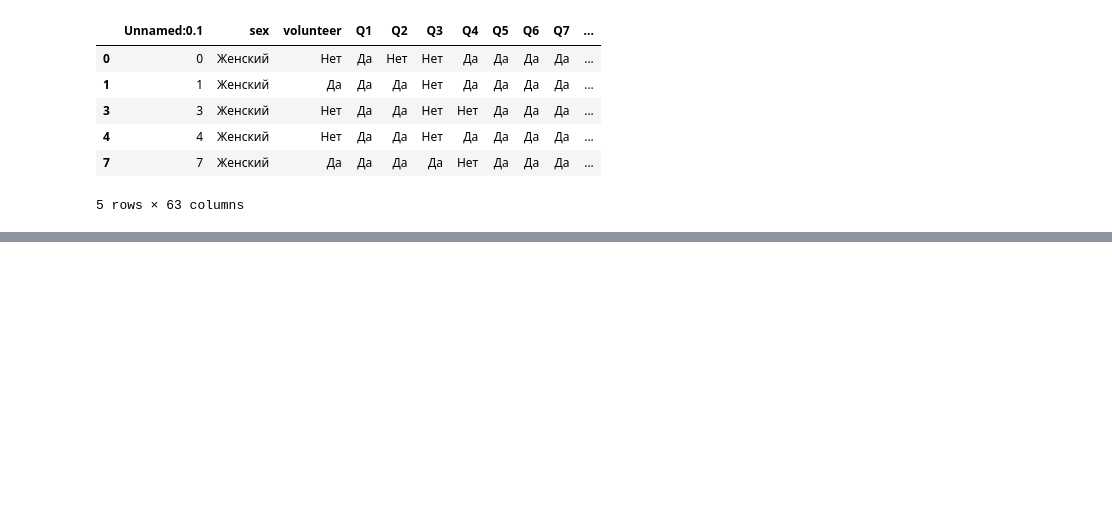
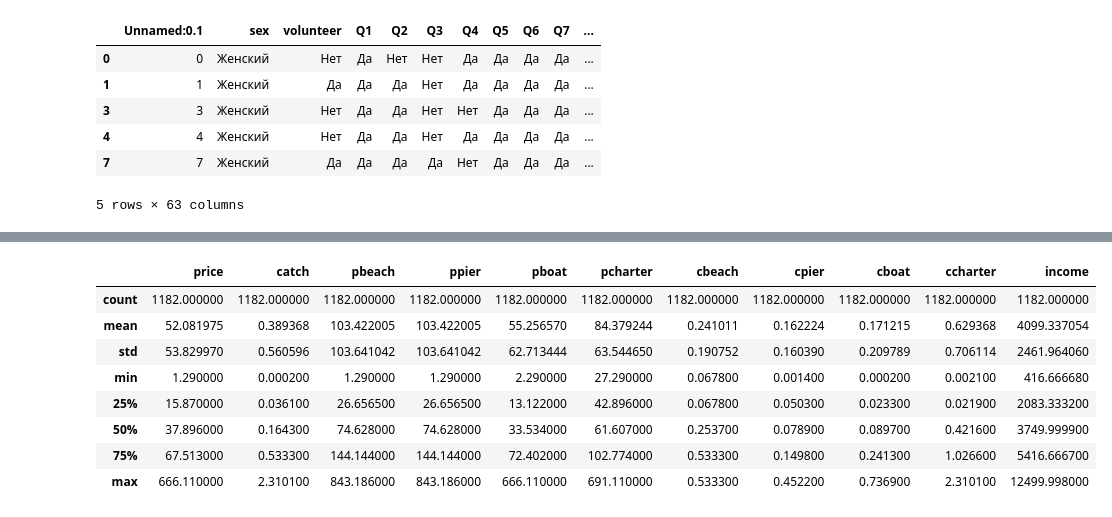
Before and after one commit to ArmanVasilovich/python_spbu, a Jupyter notebook: November-9/November-9.ipynb, the cells around one changed output, grey strips where cells are left out. Drawn from its saved outputs; the diff is of its cells as text; code cells hidden in the pictures; blank space fills up the shorter version.

Commit message:
Fishing csv data start

```diff
--- a/November-9/November-9.ipynb
+++ b/November-9/November-9.ipynb
@@ -236,3 +236,6 @@ pure.head()
 | 4 | 4 | Женский | Нет | Да | Да | Нет | Да | Да | Да | Да | ... |
 | 7 | 7 | Женский | Да | Да | Да | Да | Нет | Да | Да | Да | ... |
 5 rows × 63 columns
+# %%
+df = pd.read_csv('./Data/Fishing.csv', index_col=0)
+df.head()
@@ -238,0 +249,3 @@ pure.head()
+# %%
+df.drop(['Unnamed: 0'], axis=1, inplace=True)
+df.head()
@@ -238,0 +272,12 @@ pure.head()
+# %%
+df.describe()
+# %% [output]
+|  | price | catch | pbeach | ppier | pboat | pcharter | cbeach | cpier | cboat | ccharter | income |
+| count | 1182.000000 | 1182.000000 | 1182.000000 | 1182.000000 | 1182.000000 | 1182.000000 | 1182.000000 | 1182.000000 | 1182.000000 | 1182.000000 | 1182.000000 |
+| mean | 52.081975 | 0.389368 | 103.422005 | 103.422005 | 55.256570 | 84.379244 | 0.241011 | 0.162224 | 0.171215 | 0.629368 | 4099.337054 |
+| std | 53.829970 | 0.560596 | 103.641042 | 103.641042 | 62.713444 | 63.544650 | 0.190752 | 0.160390 | 0.209789 | 0.706114 | 2461.964060 |
+| min | 1.290000 | 0.000200 | 1.290000 | 1.290000 | 2.290000 | 27.290000 | 0.067800 | 0.001400 | 0.000200 | 0.002100 | 416.666680 |
+| 25% | 15.870000 | 0.036100 | 26.656500 | 26.656500 | 13.122000 | 42.896000 | 0.067800 | 0.050300 | 0.023300 | 0.021900 | 2083.333200 |
+| 50% | 37.896000 | 0.164300 | 74.628000 | 74.628000 | 33.534000 | 61.607000 | 0.253700 | 0.078900 | 0.089700 | 0.421600 | 3749.999900 |
+| 75% | 67.513000 | 0.533300 | 144.144000 | 144.144000 | 72.402000 | 102.774000 | 0.533300 | 0.149800 | 0.241300 | 1.026600 | 5416.666700 |
+| max | 666.110000 | 2.310100 | 843.186000 | 843.186000 | 666.110000 | 691.110000 | 0.533300 | 0.452200 | 0.736900 | 2.310100 | 12499.998000 |
```
Also changed, not shown: parts of 5 cells of this notebook.
